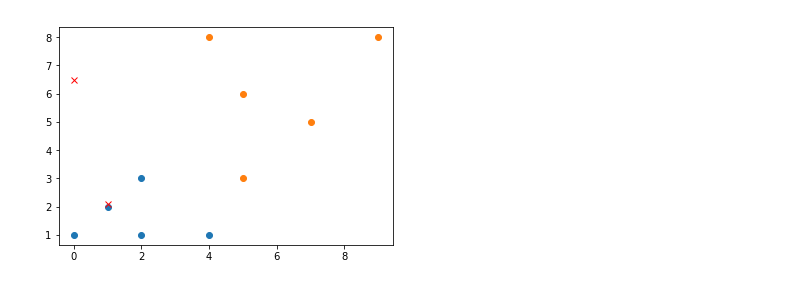
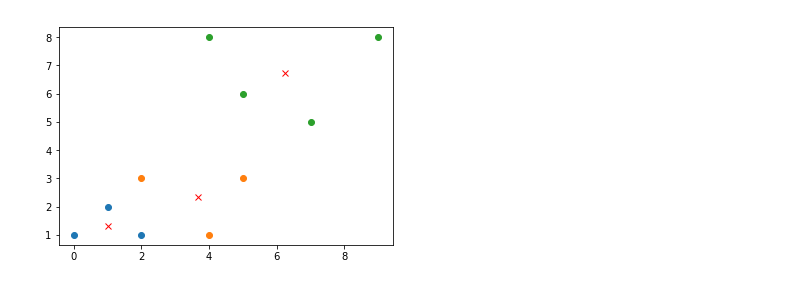
Before and after one commit to javpelle/ComputerGeometry, a Jupyter notebook: KMeans.ipynb, the cells around one changed output. Drawn from its saved outputs; the diff is of its cells as text; code cells hidden in the pictures.

```diff
--- a/KMeans.ipynb
+++ b/KMeans.ipynb
@@ -66,6 +77,25 @@ def KMeans(data, k = 2, norm = np.linalg.norm, maxIter = 15, tolerance = 0.01):
+# %%
+def clusterPlot(clusters, x, y, centroids):
+    '''
+    Draw all members of a cluster list and centroids
+
+    ----------
+    Paramaters
+    ----------
+
+    - clusters: Clusters list and each cluster is a data Matrix of points
+    - x: coordinate x in graphic.
+    - y: coordinate y in graphic.
+    - centroids: List of points.
+    '''
+    for c in clusters:
+        pl.plot(c[:,x], c[:,y], 'o')
+    for c in centroids:
+        pl.plot(c[x], c[y], 'rx')
+    pl.show()
 # %%
 data = np.array(np.mat('2 3;4 1;5 3;2 1;9 8;0 1;1 2;5 6;7 5;4 8'))
-cluster, centroids = KMeans(data,2)
-clusterPlot(c,0,1, centroids)
+clusters, centroids = KMeans(data,3)
+clusterPlot(clusters,0,1, centroids)
 # %% [output]
-[figure, old version]
+[figure, new version]
```
Also changed, not shown: parts of 6 cells of this notebook, 2 other files.
